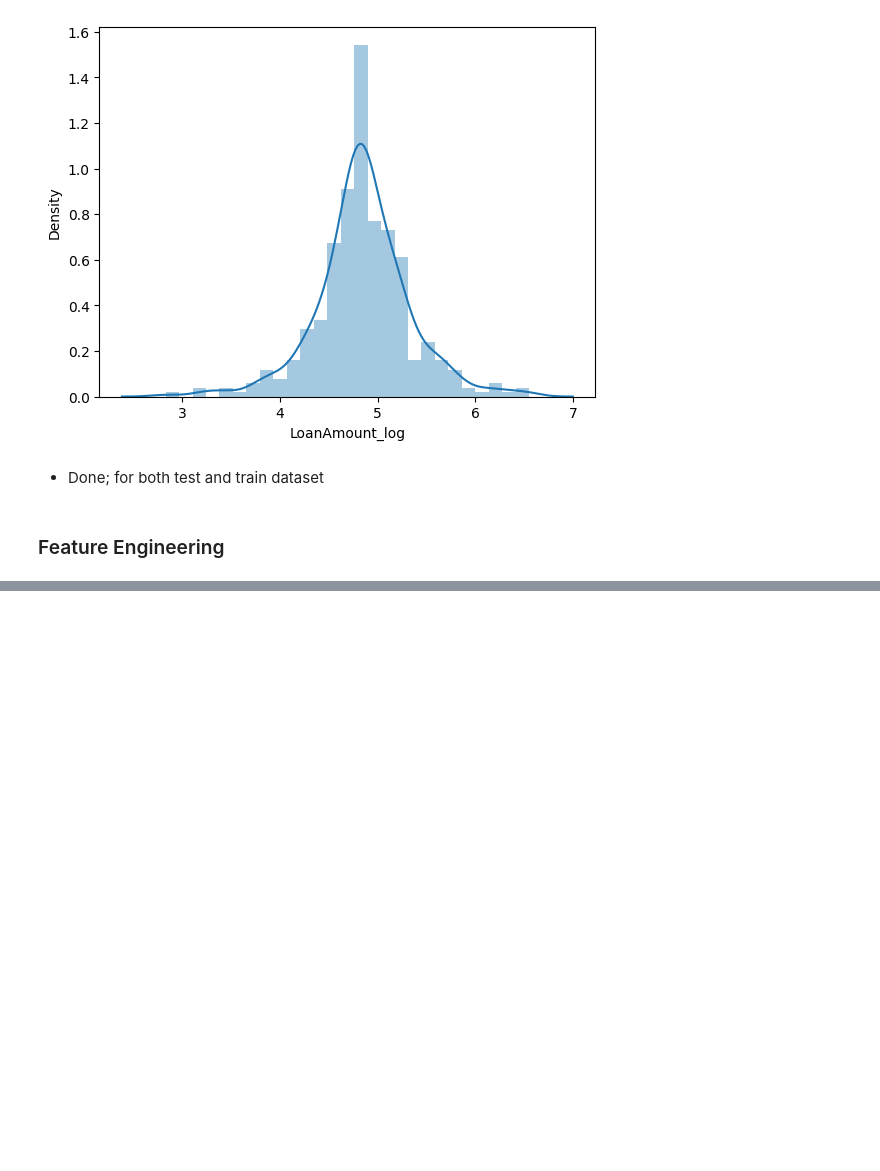
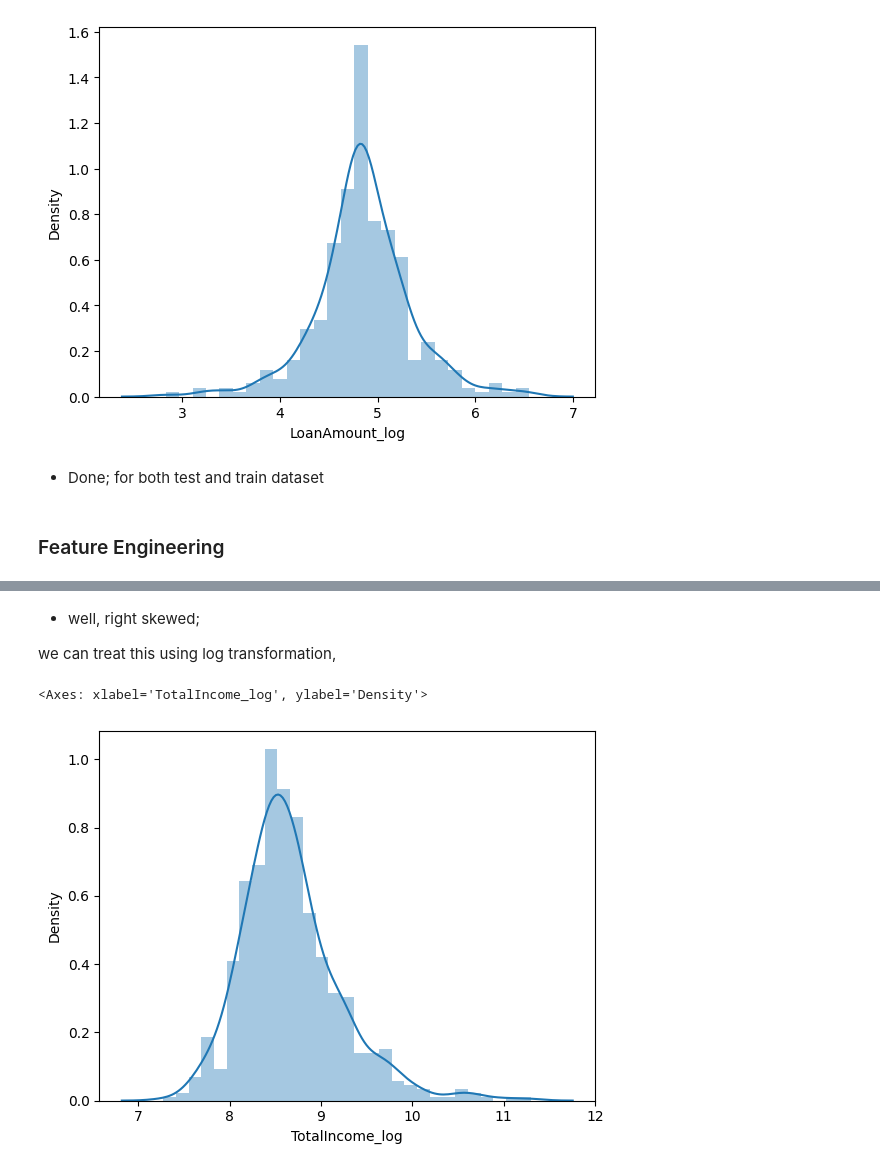
Before and after one commit to bhavbooks/Loan-Approval-Prediction-System, a Jupyter notebook: main.ipynb, the cells around one changed output, grey strips where cells are left out. Drawn from its saved outputs; the diff is of its cells as text; code cells hidden in the pictures; blank space fills up the shorter version.

```diff
--- a/main.ipynb
+++ b/main.ipynb
@@ -942,0 +987,10 @@ sns.distplot(test["LoanAmount_log"])
+# %% [markdown]
+- well, right skewed;
+
+we can treat this using log transformation,
+# %%
+train["TotalIncome_log"]=np.log(train["TotalIncome"])
+sns.distplot(train["TotalIncome_log"])
+# %% [output]
+<Axes: xlabel='TotalIncome_log', ylabel='Density'>
+[figure, added]
```
Also changed, not shown: parts of 69 cells of this notebook, 1 other file.
